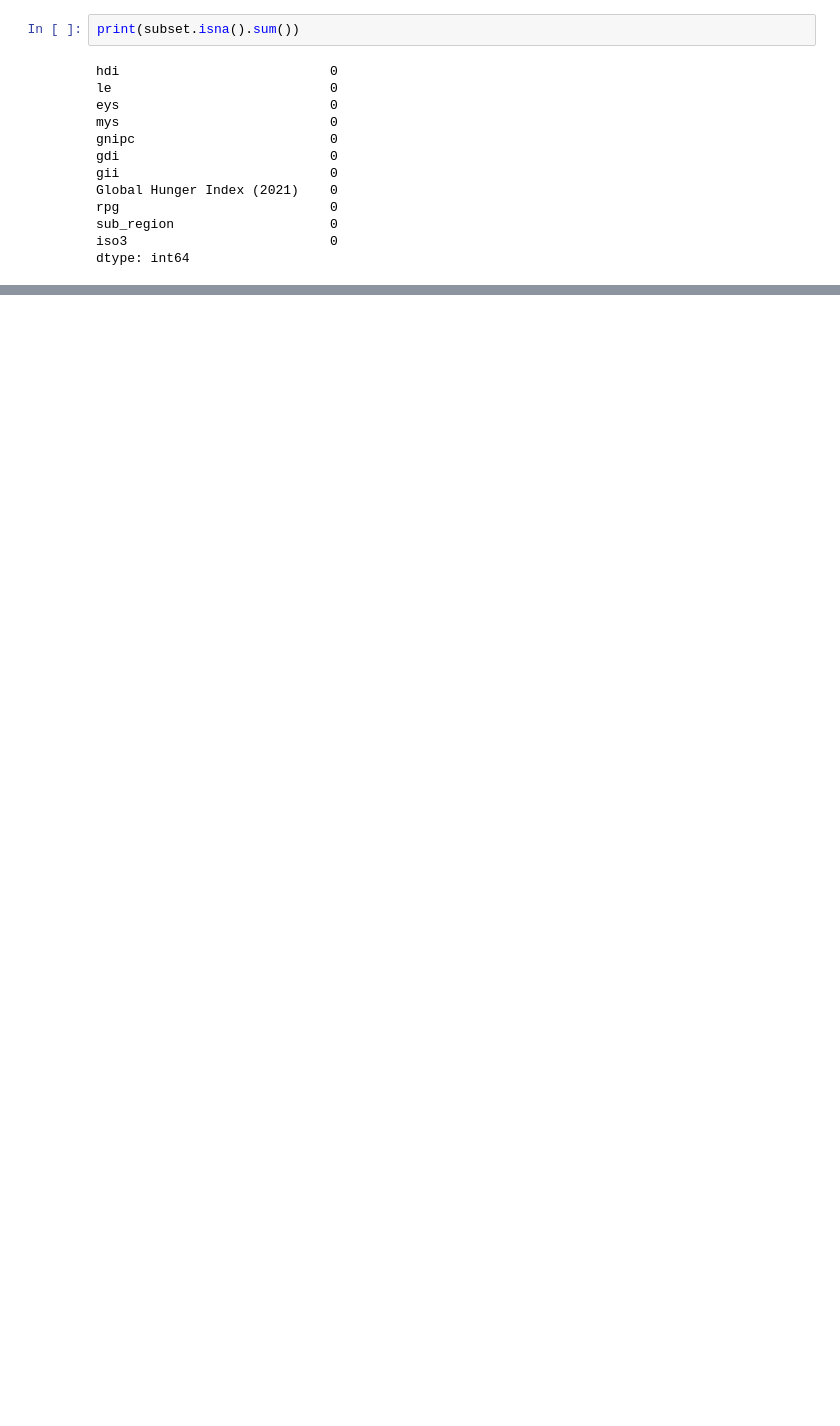
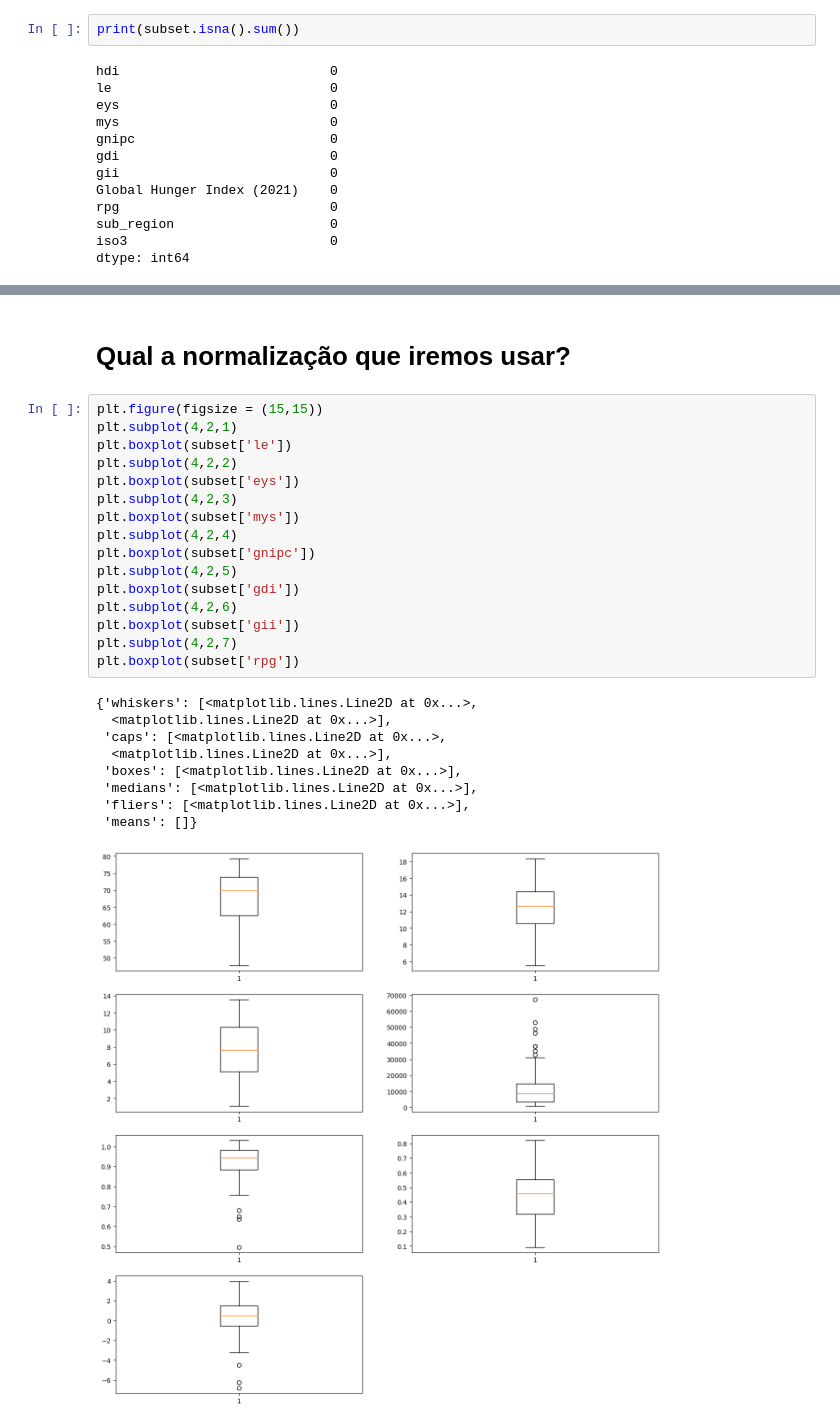
Before and after one commit to HITW-lewagon/HITW, a Jupyter notebook: raw_data.ipynb, the cells around one changed output, grey strips where cells are left out. Cells and saved outputs as stored; diff of their text form; blank space fills up the shorter version.

```diff
--- a/raw_data.ipynb
+++ b/raw_data.ipynb
@@ -381,0 +529,28 @@ dtype: int64
+# %% [markdown]
+# Qual a normalização que iremos usar?
+# %%
+plt.figure(figsize = (15,15))
+plt.subplot(4,2,1)
+plt.boxplot(subset['le'])
+plt.subplot(4,2,2)
+plt.boxplot(subset['eys'])
+plt.subplot(4,2,3)
+plt.boxplot(subset['mys'])
+plt.subplot(4,2,4)
+plt.boxplot(subset['gnipc'])
+plt.subplot(4,2,5)
+plt.boxplot(subset['gdi'])
+plt.subplot(4,2,6)
+plt.boxplot(subset['gii'])
+plt.subplot(4,2,7)
+plt.boxplot(subset['rpg'])
+# %% [output]
+{'whiskers': [<matplotlib.lines.Line2D at 0x...>,
+  <matplotlib.lines.Line2D at 0x...>],
+ 'caps': [<matplotlib.lines.Line2D at 0x...>,
+  <matplotlib.lines.Line2D at 0x...>],
+ 'boxes': [<matplotlib.lines.Line2D at 0x...>],
+ 'medians': [<matplotlib.lines.Line2D at 0x...>],
+ 'fliers': [<matplotlib.lines.Line2D at 0x...>],
+ 'means': []}
+[figure, added]
```
Also changed, not shown: parts of 33 cells of this notebook.
